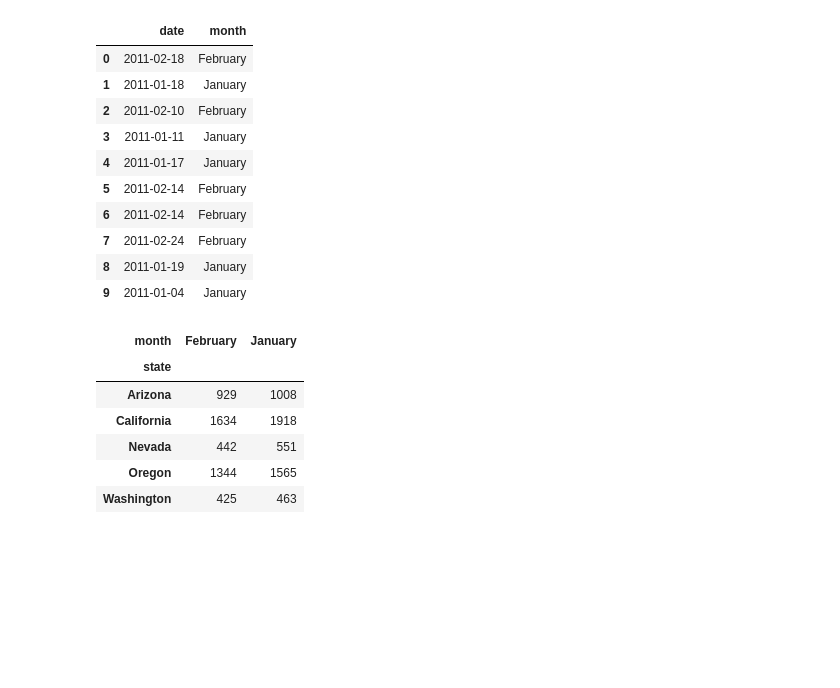
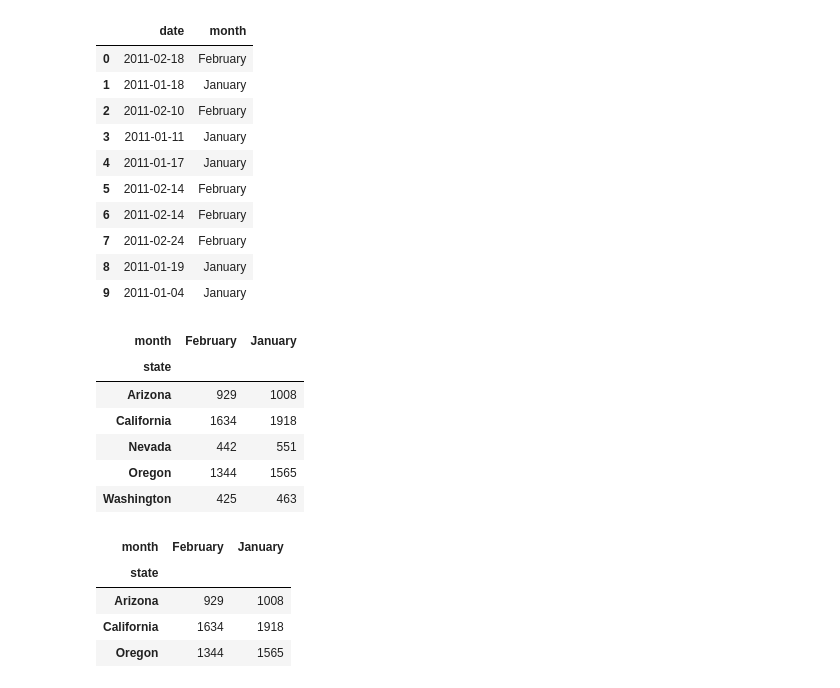
Before and after one commit to bibianglez/lab-dw-data-aggregation-and-filtering, a Jupyter notebook: lab-dw-aggregating.ipynb, the cells around one changed output. Cells and saved outputs as stored; diff of their text form; code cells hidden in the pictures; blank space fills up the shorter version.

```diff
--- a/lab-dw-aggregating.ipynb
+++ b/lab-dw-aggregating.ipynb
@@ -222,0 +214,21 @@ display(df_policies_by_date)
+# %%
+policies_by_state_month = df.groupby(["state", "month"]).size().reset_index(name="num_policies")
+
+top3_states = (
+    policies_by_state_month.groupby("state")["num_policies"]
+    .sum()
+    .sort_values(ascending=False)
+    .head(3)
+    .index
+)
+
+df_top3 = policies_by_state_month[policies_by_state_month["state"].isin(top3_states)]
+df_top3_pivot = df_top3.pivot(index="state", columns="month", values="num_policies").fillna(0).astype(int)
+
+display(df_top3_pivot)
+# %% [output]
+| month | February | January |
+| state |  |  |
+| Arizona | 929 | 1008 |
+| California | 1634 | 1918 |
+| Oregon | 1344 | 1565 |
```
Also changed, not shown: parts of 7 cells of this notebook.
